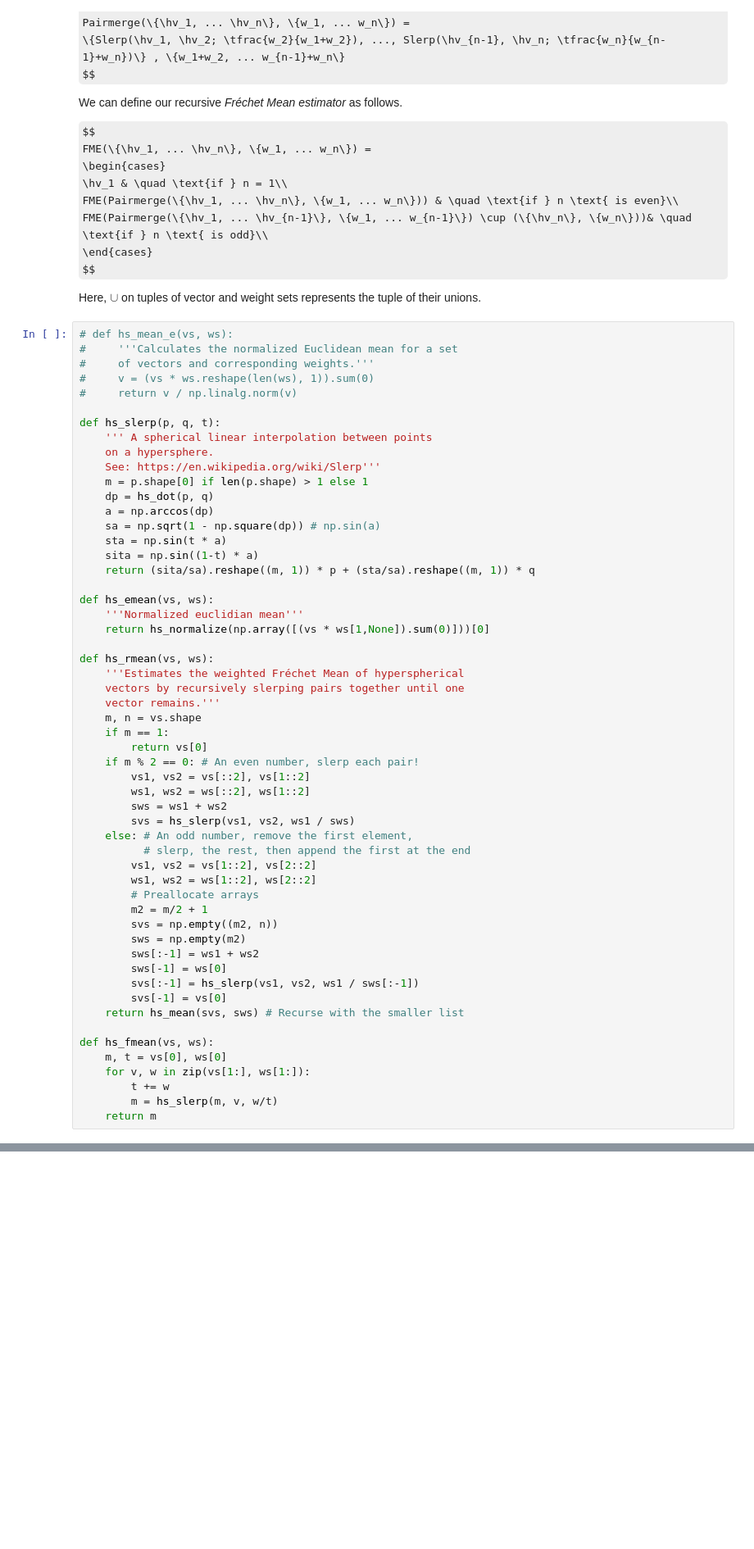
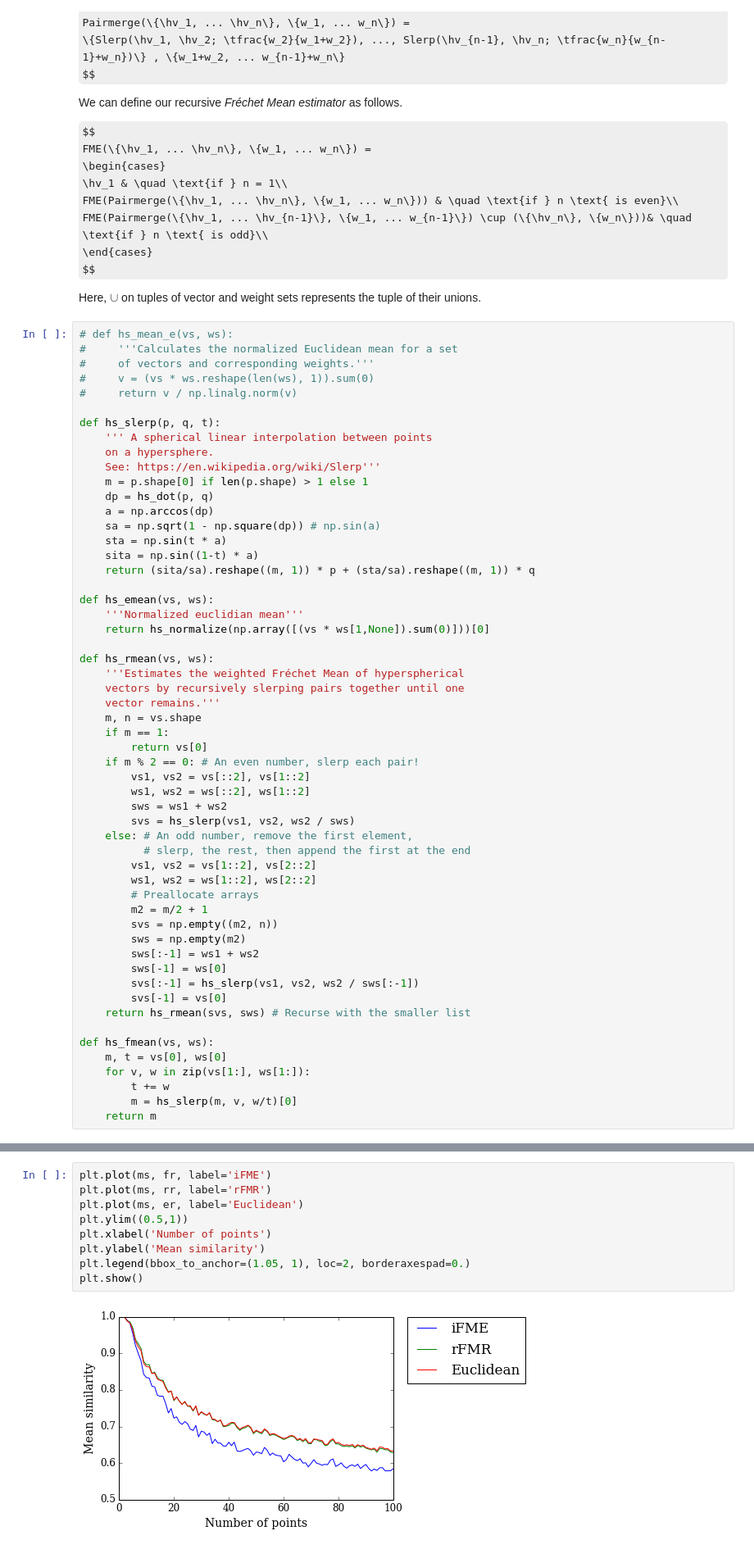
Before and after one commit to sagland/vecassoc, a Jupyter notebook: notebooks/Representing Object Association with Vector Similarity.ipynb, the cells around one changed output, grey strips where cells are left out. Shown at 82% size. Cells and saved outputs as stored; diff of their text form; some formulas as TeX source; blank space fills up the shorter version.

Commit message:
Fixed buggy means. Intersting to compare their performances. Euclidean is winning. Might have to rewrite this section.

```diff
--- a/notebooks/Representing Object Association with Vector Similarity.ipynb
+++ b/notebooks/Representing Object Association with Vector Similarity.ipynb
@@ -537,7 +537,7 @@ def hs_rmean(vs, ws):
         vs1, vs2 = vs[::2], vs[1::2]
         ws1, ws2 = ws[::2], ws[1::2]
         sws = ws1 + ws2
-        svs = hs_slerp(vs1, vs2, ws1 / sws)
+        svs = hs_slerp(vs1, vs2, ws2 / sws)
     else: # An odd number, remove the first element,
           # slerp, the rest, then append the first at the end
         vs1, vs2 = vs[1::2], vs[2::2]
@@ -548,14 +548,14 @@ def hs_rmean(vs, ws):
         sws = np.empty(m2)
         sws[:-1] = ws1 + ws2
         sws[-1] = ws[0]
-        svs[:-1] = hs_slerp(vs1, vs2, ws1 / sws[:-1])
+        svs[:-1] = hs_slerp(vs1, vs2, ws2 / sws[:-1])
         svs[-1] = vs[0]
-    return hs_mean(svs, sws) # Recurse with the smaller list
+    return hs_rmean(svs, sws) # Recurse with the smaller list
 
 def hs_fmean(vs, ws):
     m, t = vs[0], ws[0]
     for v, w in zip(vs[1:], ws[1:]):
         t += w
-        m = hs_slerp(m, v, w/t)
+        m = hs_slerp(m, v, w/t)[0]
     return m
 # %%
@@ -591,3 +585,14 @@ emean 0.667908490714
+# %%
+plt.plot(ms, fr, label='iFME')
+plt.plot(ms, rr, label='rFMR')
+plt.plot(ms, er, label='Euclidean')
+plt.ylim((0.5,1))
+plt.xlabel('Number of points')
+plt.ylabel('Mean similarity')
+plt.legend(bbox_to_anchor=(1.05, 1), loc=2, borderaxespad=0.)
+plt.show()
+# %% [output]
+[figure, added]
 # %% [markdown]
 # Misc Possible References (WIP)
 
```
Also changed, not shown: parts of 1 cell of this notebook.
